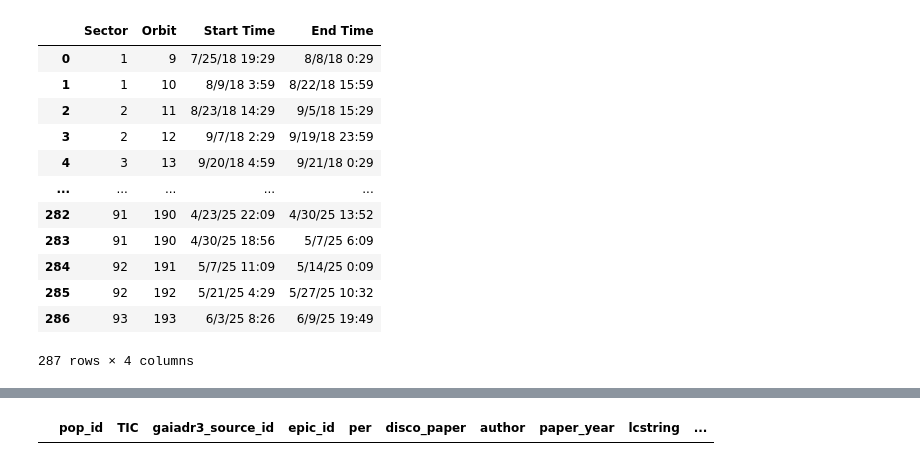
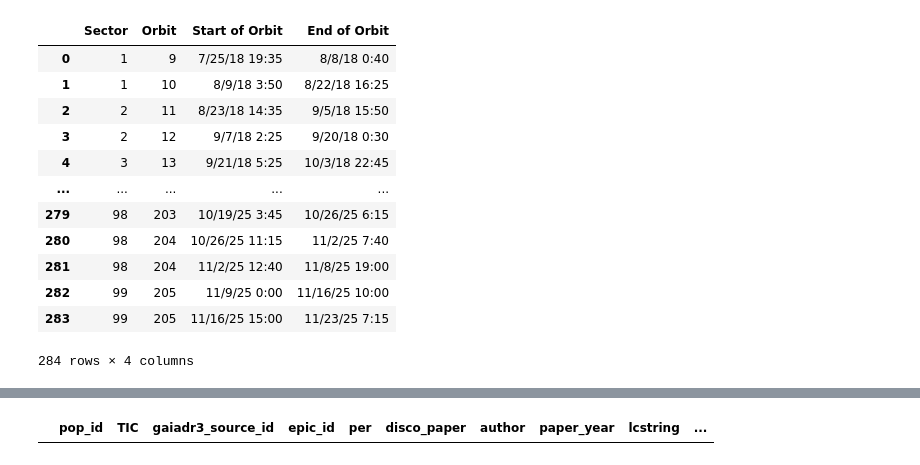
Before and after one commit to sarahedraves/complexrotators, a Jupyter notebook: makingtable/observationtimes.ipynb, the cells around one changed output, grey strips where cells are left out. Drawn from its saved outputs; the diff is of its cells as text; code cells hidden in the pictures.

```diff
--- a/makingtable/observationtimes.ipynb
+++ b/makingtable/observationtimes.ipynb
@@ -10,20 +10,20 @@ tessdates=pd.read_csv('TESS_FFI_observation_times.csv')
 # %%
 bestlcs=pd.read_csv('bestlcs.csv')
 # %%
-tessdates=tessdates[['Sector','Orbit','Start Time', 'End Time']]
+tessdates=tessdates[['Sector','Orbit','Start of Orbit', 'End of Orbit']]
 tessdates
 # %% [output]
-|  | Sector | Orbit | Start Time | End Time |
-| 0 | 1 | 9 | 7/25/18 19:29 | 8/8/18 0:29 |
-| 1 | 1 | 10 | 8/9/18 3:59 | 8/22/18 15:59 |
-| 2 | 2 | 11 | 8/23/18 14:29 | 9/5/18 15:29 |
-| 3 | 2 | 12 | 9/7/18 2:29 | 9/19/18 23:59 |
-| 4 | 3 | 13 | 9/20/18 4:59 | 9/21/18 0:29 |
+|  | Sector | Orbit | Start of Orbit | End of Orbit |
+| 0 | 1 | 9 | 7/25/18 19:35 | 8/8/18 0:40 |
+| 1 | 1 | 10 | 8/9/18 3:50 | 8/22/18 16:25 |
+| 2 | 2 | 11 | 8/23/18 14:35 | 9/5/18 15:50 |
+| 3 | 2 | 12 | 9/7/18 2:25 | 9/20/18 0:30 |
+| 4 | 3 | 13 | 9/21/18 5:25 | 10/3/18 22:45 |
 | ... | ... | ... | ... | ... |
-| 282 | 91 | 190 | 4/23/25 22:09 | 4/30/25 13:52 |
-| 283 | 91 | 190 | 4/30/25 18:56 | 5/7/25 6:09 |
-| 284 | 92 | 191 | 5/7/25 11:09 | 5/14/25 0:09 |
-| 285 | 92 | 192 | 5/21/25 4:29 | 5/27/25 10:32 |
-| 286 | 93 | 193 | 6/3/25 8:26 | 6/9/25 19:49 |
+| 279 | 98 | 203 | 10/19/25 3:45 | 10/26/25 6:15 |
+| 280 | 98 | 204 | 10/26/25 11:15 | 11/2/25 7:40 |
+| 281 | 98 | 204 | 11/2/25 12:40 | 11/8/25 19:00 |
+| 282 | 99 | 205 | 11/9/25 0:00 | 11/16/25 10:00 |
+| 283 | 99 | 205 | 11/16/25 15:00 | 11/23/25 7:15 |
-287 rows × 4 columns
+284 rows × 4 columns
 # %%
```
Also changed, not shown: parts of 18 cells of this notebook, 31 other files.
